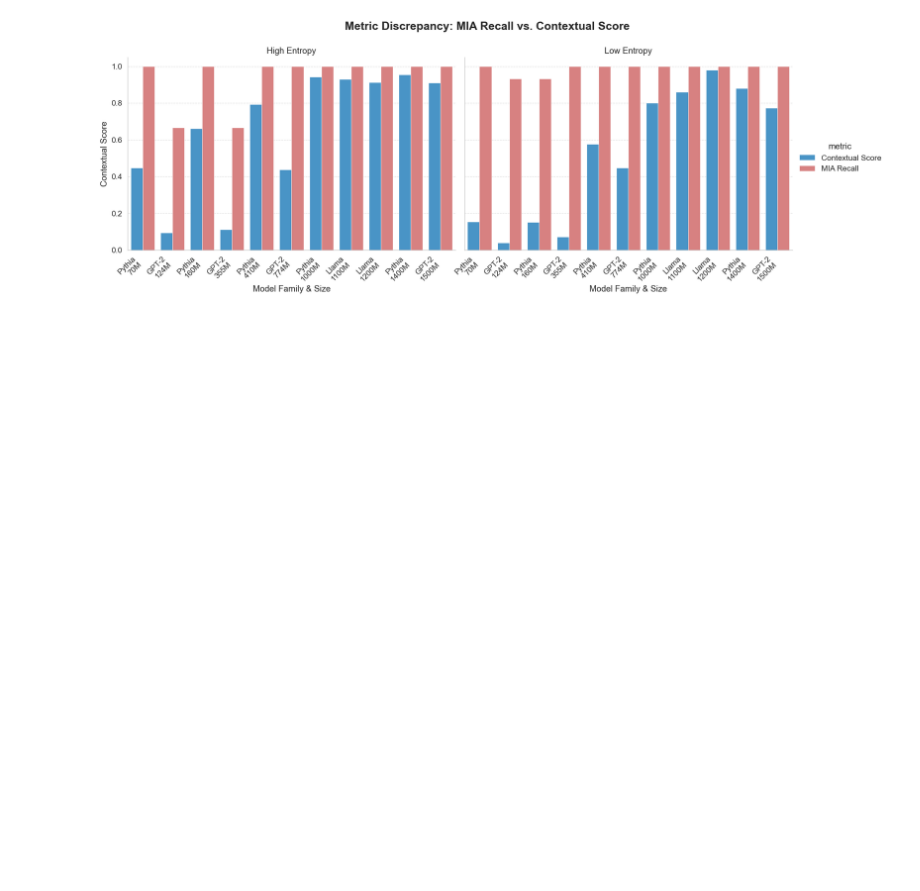
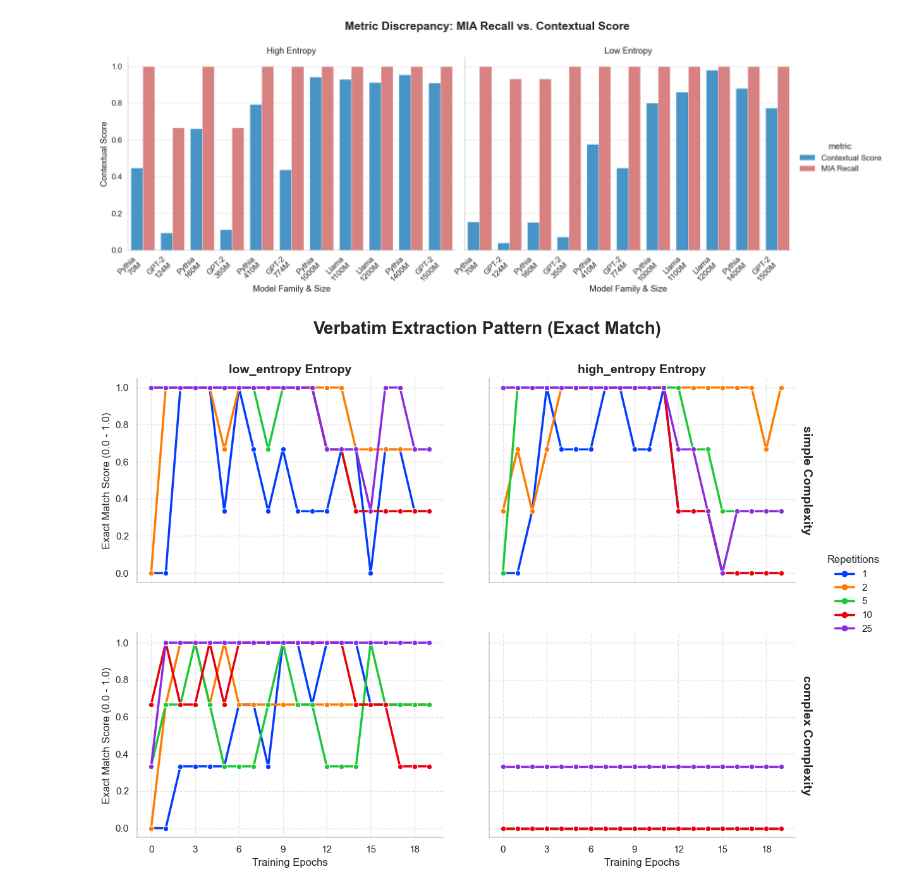
Before and after one commit to ggluongo77/finetuning-memorization-metrics, a Jupyter notebook: gen/plot_results.ipynb, the cells around one changed output. Saved outputs shown, nothing was run; the diff lists cells and outputs as text; code cells hidden in the pictures; blank space fills up the shorter version.

```diff
--- a/gen/plot_results.ipynb
+++ b/gen/plot_results.ipynb
@@ -547,3 +545,83 @@ g.savefig("fig2_metric_comparison_labeled.png", dpi=300, bbox_inches='tight')
 plt.show()
 # %% [output]
 [figure]
+# %%
+# --- OPTIMIZED VISUALIZATION FOR THESIS (ENGLISH) ---
+
+def plot_comprehensive_analysis_clean(df_merged, metric_to_plot, title, ylabel):
+    """
+    Creates a clean 2x2 grid for memorization analysis.
+    - Columns: Entropy Type (High vs Low)
+    - Rows: Complexity (Simple vs Complex)
+    - Lines: Repetition buckets (1, 2, 5, 10, 25)
+    """
+    # Filter training data only
+    df_train = df_merged[df_merged['split'] == 'train'].copy()
+
+    # Sort by repetitions to ensure a logical color scale in the legend
+    df_train['repetitions'] = df_train['repetitions'].astype(int)
+    df_train = df_train.sort_values(by=['repetitions', 'epoch'])
+
+    # Convert repetitions to string only for the legend to treat them as distinct categories
+    df_train['Repetitions'] = df_train['repetitions'].astype(str)
+
+    # Use a bright, high-contrast palette
+    # 'bright' or 'Set1' are very good for distinguishing lines
+    custom_palette = sns.color_palette("bright", n_colors=df_train['repetitions'].nunique())
+
+    # Create the FacetGrid
+    g = sns.relplot(
+        data=df_train,
+        x="epoch",
+        y=metric_to_plot,
+        hue="Repetitions",
+        col="type",
+        row="complexity",
+        kind="line",
+        palette="bright",
+        marker="o",
+        markersize=6,
+        linewidth=2.5,
+        errorbar=None, # <--- CRITICAL: Removes the shaded overlapping clouds
+        height=4.5,
+        aspect=1.3,
+        facet_kws={'margin_titles': True}
+    )
+
+    # Styling labels and titles in English
+    g.set_axis_labels("Training Epochs", ylabel, fontsize=12)
+    g.set_titles(col_template="{col_name} Entropy", row_template="{row_name} Complexity", size=14, fontweight='bold')
+
+    # Standardize axes
+    for ax in g.axes.flat:
+        ax.set_ylim(-0.05, 1.05)
+        ax.set_yticks([0, 0.2, 0.4, 0.6, 0.8, 1.0])
+        ax.xaxis.set_major_locator(plt.MaxNLocator(integer=True))
+        ax.grid(True, linestyle='--', alpha=0.5)
+
+    # Adjust layout and main title
+    plt.subplots_adjust(top=0.88, hspace=0.25, wspace=0.15)
+    g.fig.suptitle(title, fontsize=20, fontweight='bold')
+
+    plt.show()
+
+# --- EXECUTION ---
+
+if 'df_data' in locals():
+    # 1. Exact Match Plot
+    plot_comprehensive_analysis_clean(
+        df_data,
+        metric_to_plot='exact_match',
+        title='Verbatim Extraction Pattern (Exact Match)',
+        ylabel='Exact Match Score (0.0 - 1.0)'
+    )
+
+    # 2. Contextual Score Plot
+    plot_comprehensive_analysis_clean(
+        df_data,
+        metric_to_plot='contextual_score',
+        title='Latent Learning Pattern (Contextual Score)',
+        ylabel='Contextual Memorization Score'
+    )
+# %% [output]
+[figure, added]
```
Also changed, not shown: parts of 8 cells of this notebook, 13 other files.
